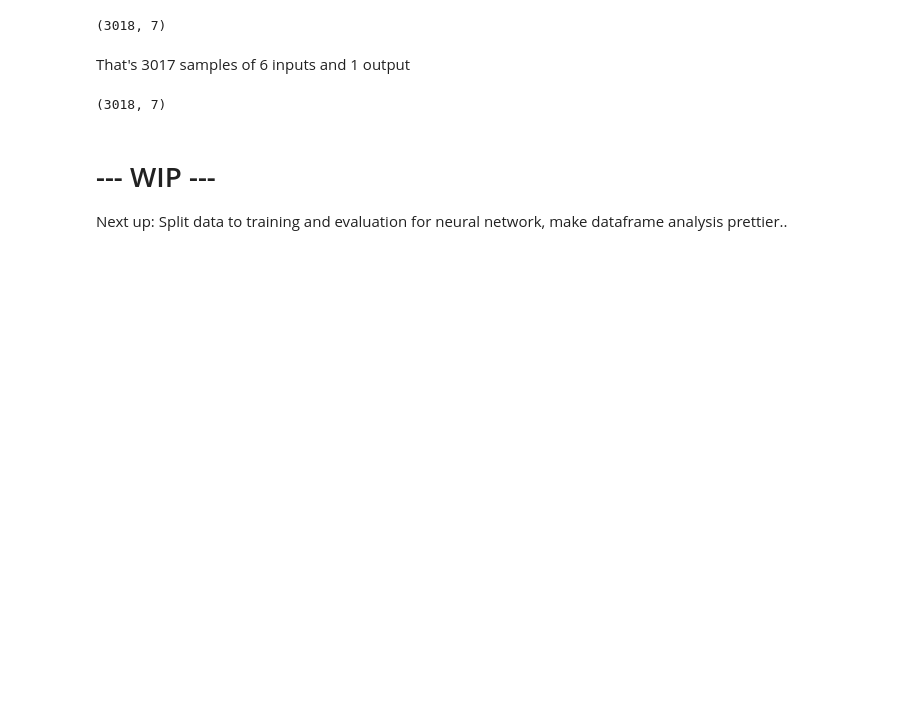
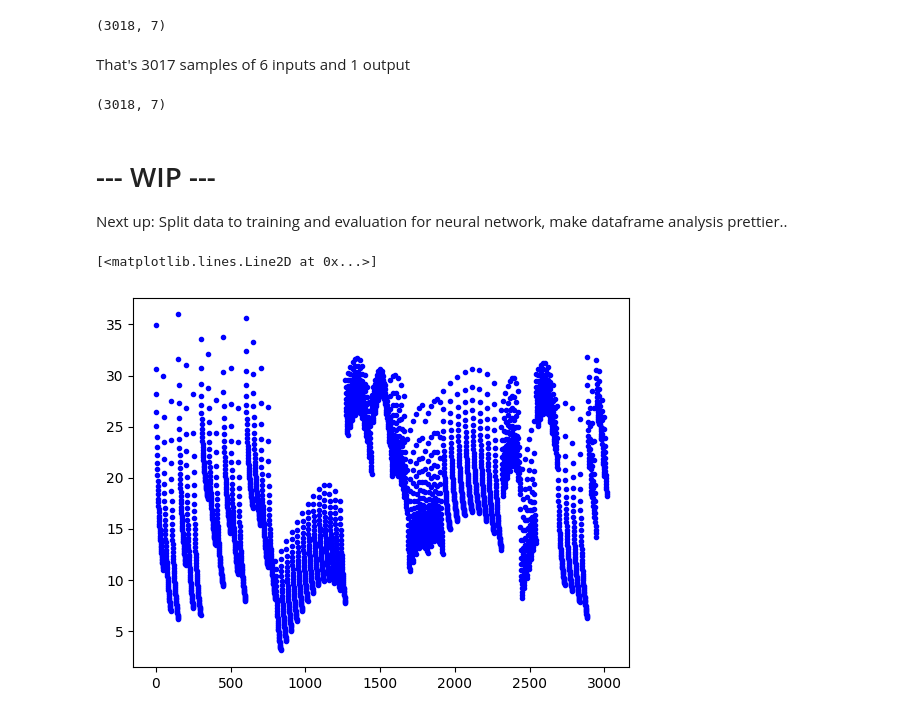
Before and after one commit to amaliacontiero/UndergradThesis, a Jupyter notebook: Neural Network/OSNIR_NN.ipynb, the cells around one changed output. Saved outputs shown, nothing was run; the diff lists cells and outputs as text; code cells hidden in the pictures; blank space fills up the shorter version.

```diff
--- a/Neural Network/OSNIR_NN.ipynb
+++ b/Neural Network/OSNIR_NN.ipynb
@@ -54,3 +57,8 @@ y = data[:,0] #output
 # %% [markdown]
 # --- WIP ---
 Next up: Split data to training and evaluation for neural network, make dataframe analysis prettier..
+# %%
+plt.plot(y, 'b.')
+# %% [output]
+[<matplotlib.lines.Line2D at 0x...>]
+[figure, added]
```
Also changed, not shown: parts of 4 cells of this notebook.
